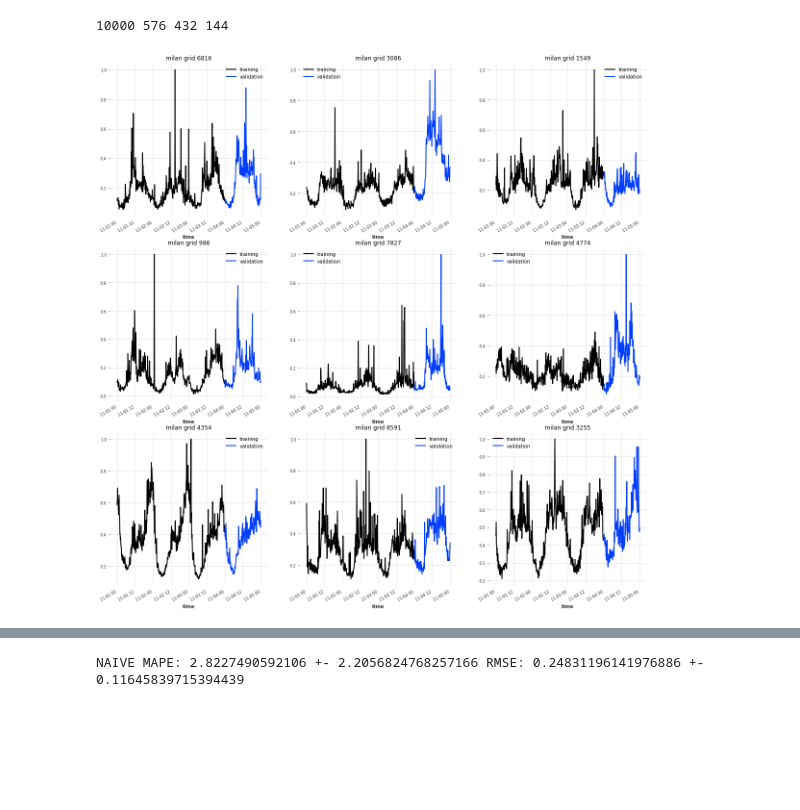
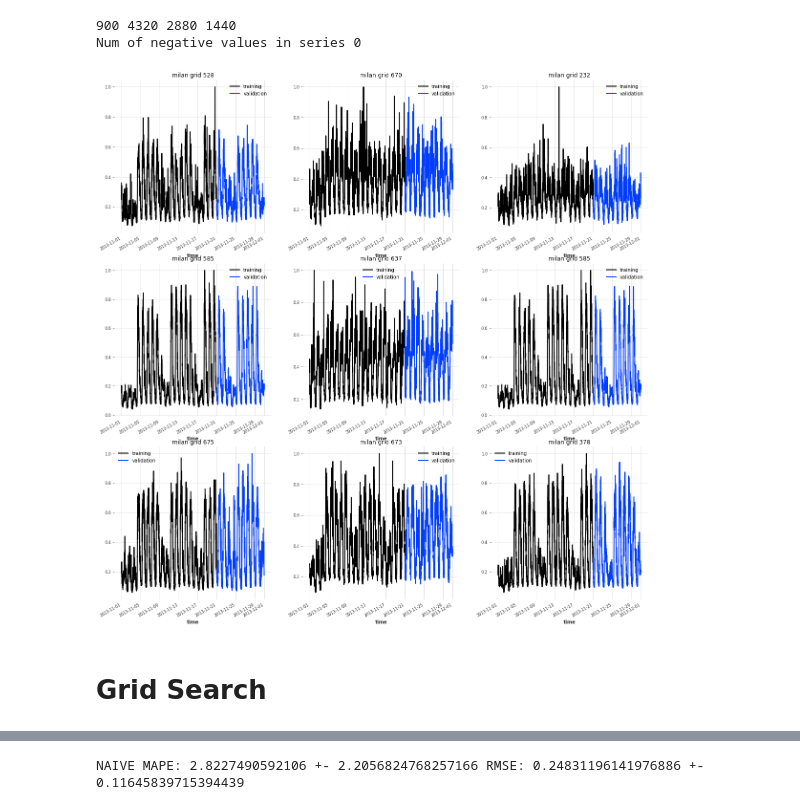
Before and after one commit to suemon-suemon/Spatio-Temporal-Analysis-Telecom-Italia, a Jupyter notebook: experiments/base_predict.ipynb, the cells around one changed output, grey strips where cells are left out. Drawn from its saved outputs; the diff is of its cells as text; code cells hidden in the pictures; blank space fills up the shorter version.

Commit message:
ts: update one-step rolling forward prediction

```diff
--- a/experiments/base_predict.ipynb
+++ b/experiments/base_predict.ipynb
@@ -37,0 +36,2 @@ loaded 5759907 rows
+# %%
+data = get_grids_data_by_colrow(data, col1=41, col2=70, row1=41, row2=70)
@@ -37,0 +42,7 @@ loaded 5759907 rows
+# %%
+scaler = Scaler(MaxAbsScaler())
+filler = MissingValuesFiller()
+internet_series = scaler.fit_transform(internet_series)
+internet_series = filler.transform(internet_series)
+train, val = internet_series.split_before(pd.Timestamp(year=2013, month=11, day=21, hour=0, minute=0, second=0))
+predict_len = 144 * 10
@@ -84,7 +93,6 @@ print(np.count_nonzero(internet_series.values() == 0))
-# %%
-scaler = Scaler(MaxAbsScaler())
-filler = MissingValuesFiller()
-internet_series = scaler.fit_transform(internet_series)
-internet_series = filler.transform(internet_series)
-train, val = internet_series.split_before(pd.Timestamp(year=2013, month=11, day=4, hour=0, minute=0, second=0))
-predict_len = 144
+# %%
+fig = plt.figure(figsize=(20, 20))
+for i in range(1, 9):
+    ax = fig.add_subplot(4, 2, i)
+    grid = i * 100
+    internet_series.univariate_component(grid).plot()
@@ -91,16 +101,20 @@ predict_len = 144
 # %%
 print(train.n_components, len(internet_data), len(train), len(val))
+print('Num of negative values in series', np.sum(internet_series.values() <= 0))
 # %% [output]
-10000 576 432 144
+900 4320 2880 1440
+Num of negative values in series 0
 # %%
 fig = plt.figure(figsize=(20, 20))
-for i, c in enumerate(np.random.randint(10000, size=9)):
+for i, c in enumerate(np.random.randint(internet_series.n_components, size=9)):
     ax = fig.add_subplot(3, 3, i + 1)
     train.univariate_component(int(c)).plot(label="training")
     val.univariate_component(int(c)).plot(label="validation")
     ax.title.set_text(f"milan grid {c}")
 # %% [output]
-[figure, old version]
+[figure, new version]
+# %% [markdown]
+# Grid Search
 # %%
 from darts.models import ARIMA, NaiveDrift, NaiveSeasonal, NBEATSModel, FourTheta, ExponentialSmoothing
 from darts.metrics import mase, rmse
```
Also changed, not shown: parts of 16 cells of this notebook, 23 other files.
